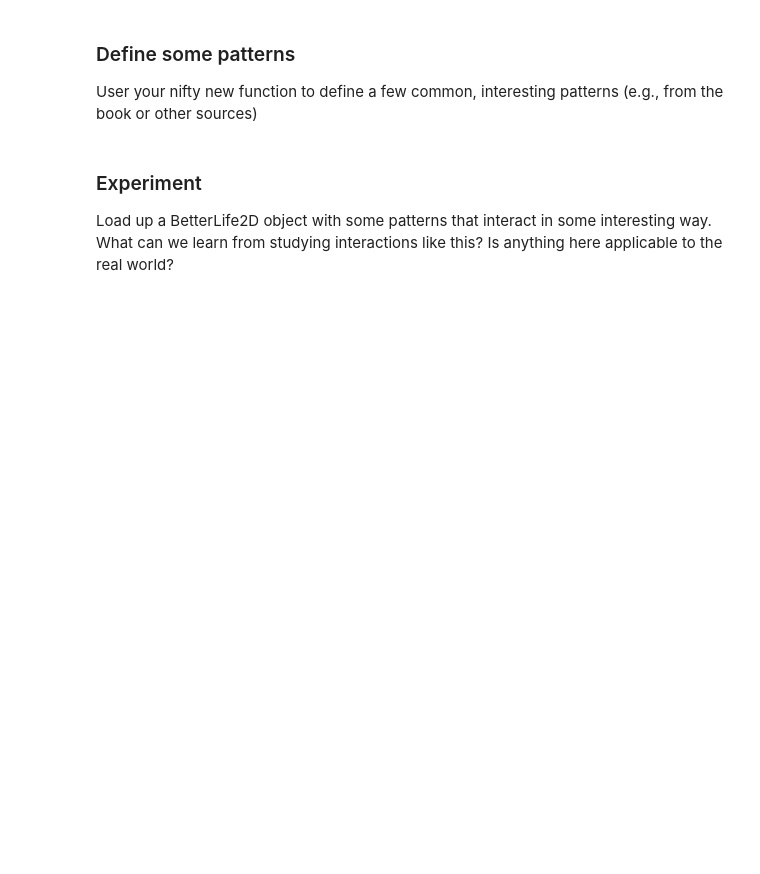
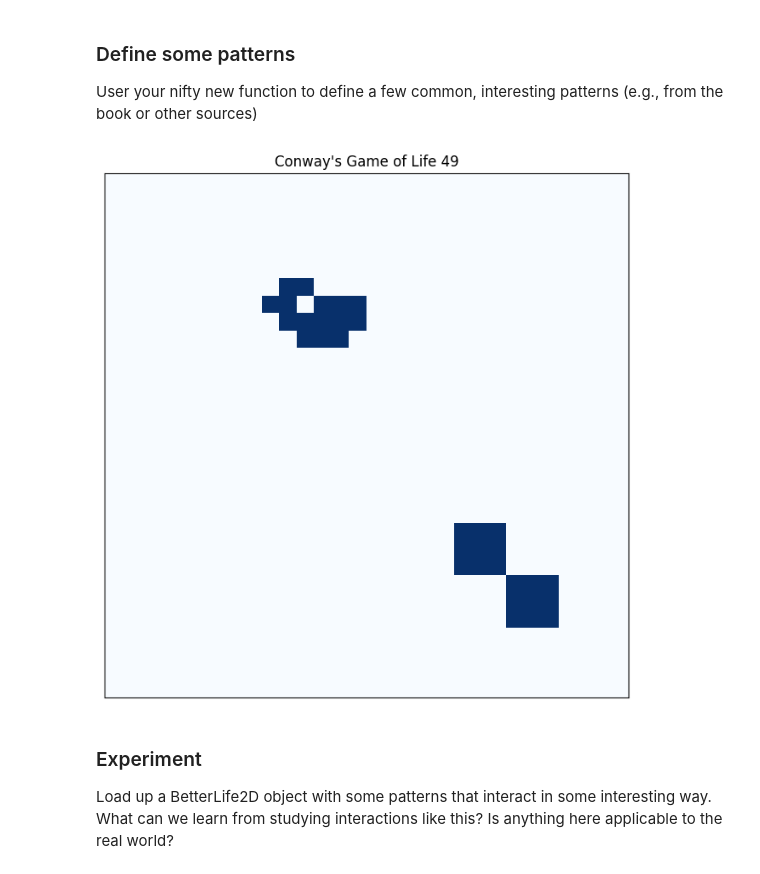
Before and after one commit to sammyfow/cap-comp215, a Jupyter notebook: labs/lab06-GoL.ipynb, the cells around one changed output. Saved outputs shown, nothing was run; the diff lists cells and outputs as text; code cells hidden in the pictures; blank space fills up the shorter version.

```diff
--- a/labs/lab06-GoL.ipynb
+++ b/labs/lab06-GoL.ipynb
@@ -184,6 +184,14 @@ The liklihood of any given cell being initialized to "alive" is given by $p$.
 *Hint*: we did this exact exercise for a 1D array in previous lab
 # %%
 # Ex. 2 experimental setup
+
+def pattern_from_str(string):
+  splt = [s.strip() for s in string.splitlines() if str]
+  lst = []
+  for i in range(len(splt)):
+    if splt[i]:
+      lst.append([int(num) for num in splt[i]])
+  return np.array(lst, dtype=np.uint8)
 
 
 class BetterLife2D(Life2D):
@@ -195,6 +203,13 @@ class BetterLife2D(Life2D):
       probability = np.ones(np.shape(self.state)) * p
       self.state = (array < probability)*1
       return self.state
+
+
+    def load_pattern(self, x, y, pattern):
+      array = pattern_from_str(pattern)
+      self.state[y:len(array) + y, x:len(array[0]) + x] = array
+      return self.state
+
 
 
 
@@ -209,6 +224,8 @@ def random_life(n_rows, n_cols, p=float):
 
 
 test = random_life(10, 10, 0.2)
-gol = Animation2D(test, 40)
-gol.animate()
+
+#gol = Animation2D(test, 40)
+#gol.animate()
+print(test.state)
 # %% [output]
@@ -265,3 +298,20 @@ User your nifty new function to define a few common, interesting patterns (e.g.,
+# %%
+# Ex. 3 define your patterns here...
+MWSS = \
+  """
+  000100
+  010001
+  100000
+  100001
+  111110
+  """
+SS = BetterLife2D(30, 30)
+SS.load_pattern(4, 4, MWSS)
+SS.load_pattern(20, 20, figure_8)
+eg = Animation2D(SS, 50)
+eg.animate()
+# %% [output]
+[figure, added]
 # %% [markdown]
 ### Experiment
 Load up a BetterLife2D object with some patterns that interact in some interesting way.
```
Also changed, not shown: parts of 3 cells of this notebook.
